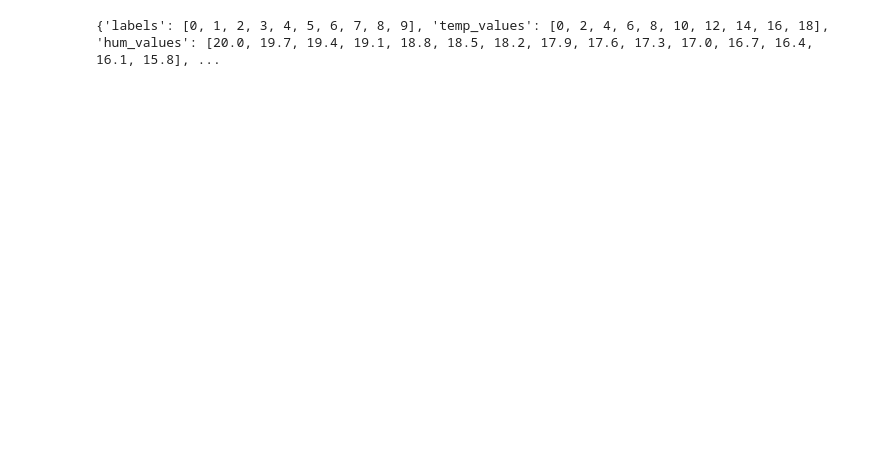
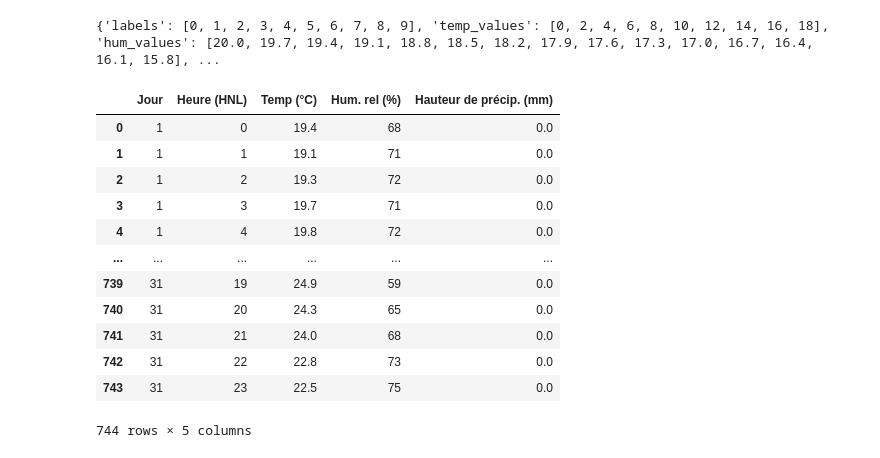
Before and after one commit to renaudlesperance/inf6405_projet, a Jupyter notebook: src/data/generate_data.ipynb, the cells around one changed output. Cells and saved outputs as stored; diff of their text form; code cells hidden in the pictures; blank space fills up the shorter version.

```diff
--- a/src/data/generate_data.ipynb
+++ b/src/data/generate_data.ipynb
@@ -23,3 +24,22 @@ with open('data.json', 'w') as fp:
 # %%
 # %% [output]
 {'labels': [0, 1, 2, 3, 4, 5, 6, 7, 8, 9], 'temp_values': [0, 2, 4, 6, 8, 10, 12, 14, 16, 18], 'hum_values': [20.0, 19.7, 19.4, 19.1, 18.8, 18.5, 18.2, 17.9, 17.6, 17.3, 17.0, 16.7, 16.4, 16.1, 15.8], ...
+# %%
+temps_data = pd.read_csv("fr_climat_horaires_QC_702S006_07-2022_P1H.csv",decimal=',')
+temps_data = temps_data[["Jour", "Heure (HNL)","Temp (°C)","Hum. rel (%)","Hauteur de précip. (mm)"]]
+temps_data["Heure (HNL)"] = (temps_data["Heure (HNL)"].str.replace(":00","")).astype(int)
+temps_data
+# %% [output]
+|  | Jour | Heure (HNL) | Temp (°C) | Hum. rel (%) | Hauteur de précip. (mm) |
+| 0 | 1 | 0 | 19.4 | 68 | 0.0 |
+| 1 | 1 | 1 | 19.1 | 71 | 0.0 |
+| 2 | 1 | 2 | 19.3 | 72 | 0.0 |
+| 3 | 1 | 3 | 19.7 | 71 | 0.0 |
+| 4 | 1 | 4 | 19.8 | 72 | 0.0 |
+| ... | ... | ... | ... | ... | ... |
+| 739 | 31 | 19 | 24.9 | 59 | 0.0 |
+| 740 | 31 | 20 | 24.3 | 65 | 0.0 |
+| 741 | 31 | 21 | 24.0 | 68 | 0.0 |
+| 742 | 31 | 22 | 22.8 | 73 | 0.0 |
+| 743 | 31 | 23 | 22.5 | 75 | 0.0 |
+744 rows × 5 columns
```
Also changed, not shown: parts of 5 cells of this notebook, 3 other files.
